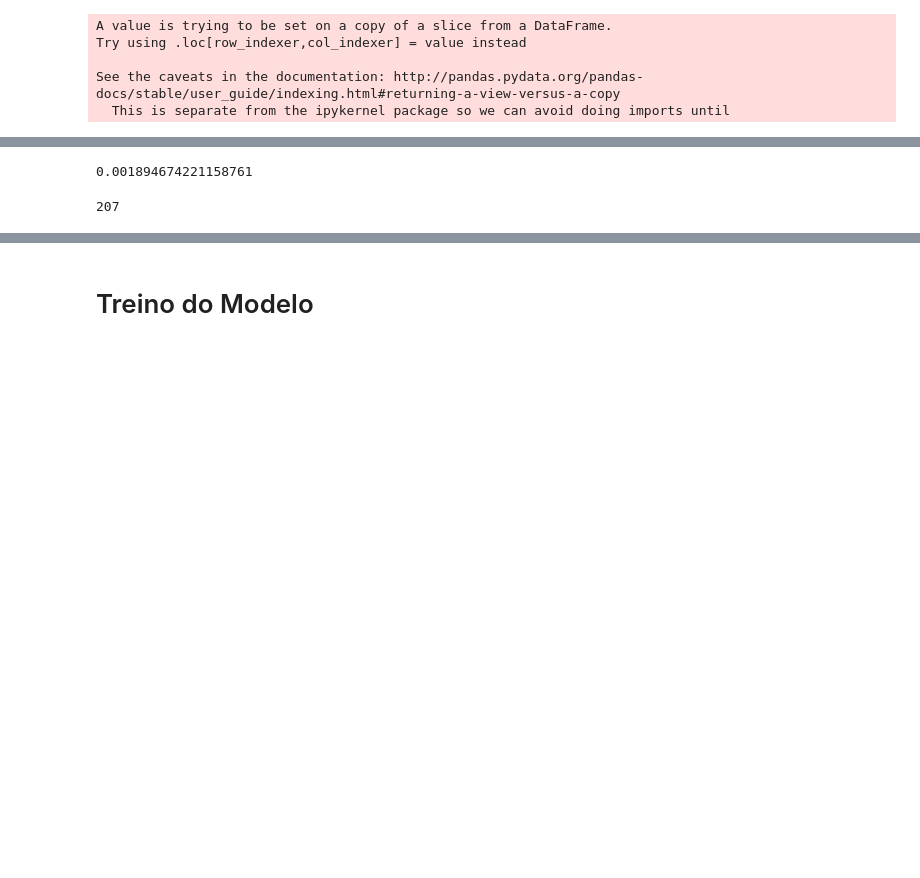
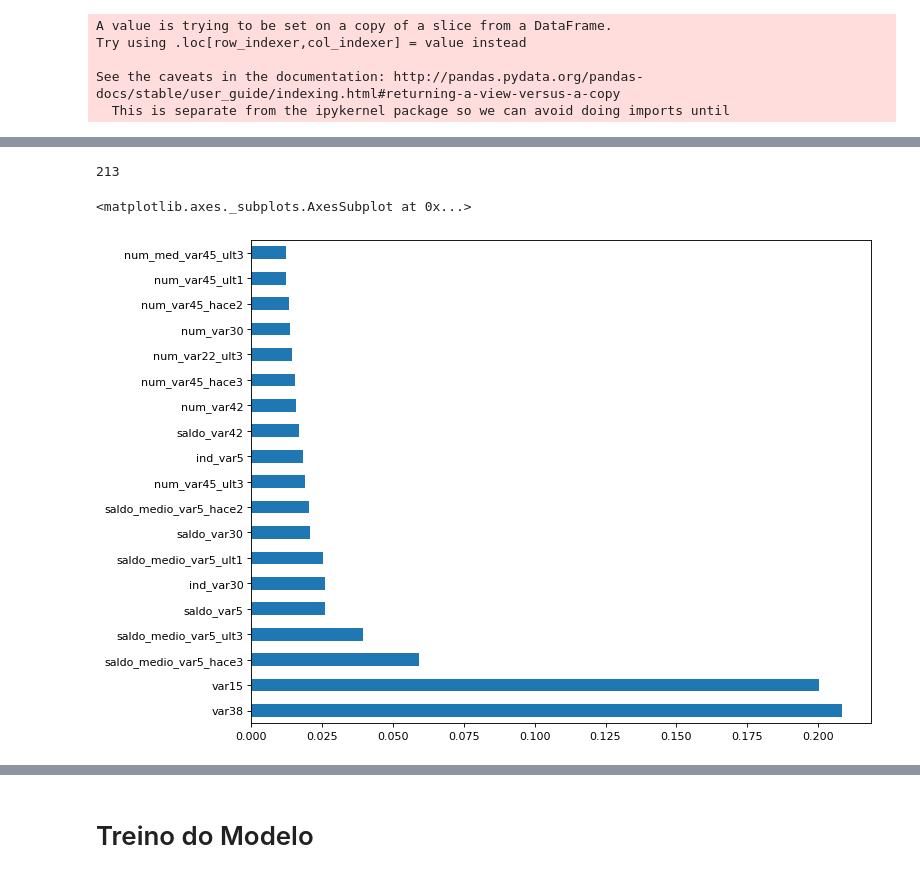
Before and after one commit to brunaolivc/DATA_MASTER, a Jupyter notebook: DM_prep.ipynb, the cells around one changed output, grey strips where cells are left out. Drawn from its saved outputs; the diff is of its cells as text; code cells hidden in the pictures; blank space fills up the shorter version.

```diff
--- a/DM_prep.ipynb
+++ b/DM_prep.ipynb
@@ -336,5 +410,5 @@ vars_cat10_3
 # %%
-features_3 = features_2.drop(to_drop_3, axis=1)
+features_3 = features_2.drop(to_drop_3, axis=1).drop(to_drop_4, axis=1)
 features_3.head()
 # %% [output]
 |  | var3 | var15 | imp_ent_var16_ult1 | imp_op_var39_comer_ult1 | imp_op_var39_comer_ult3 | ... |
@@ -362,7 +436,7 @@ x_train.shape, y_train.shape
 # %%
-#Cria var aleatoria
+# #Cria var aleatoria
 
-x_train['random_var'] = np.random.rand(x_train.shape[0])
+# x_train['random_var'] = np.random.rand(x_train.shape[0])
 # %% [output]
 A value is trying to be set on a copy of a slice from a DataFrame.
 Try using .loc[row_indexer,col_indexer] = value instead
@@ -395,16 +470,16 @@ Mean ROC AUC: 0.682
 #Foi testado 'n_estimators': [30,50,100] E 'max_depth': range(5,20,10) E 'max_features': ['sqrt','log2'] -> best = 100, 5, sqrt
 
 grid_param = {
-    'n_estimators': [50,100,150],
+    'n_estimators': [30,50,100],
     'criterion': ['gini'], #default
-    'max_depth': range(5,20,10),
+    'max_depth': range(5,20,5),
     'max_features': ['sqrt','log2'],
     'class_weight':['balanced_subsample']
 }
 
 rnd_clf = RandomForestClassifier()
 
-grid_search = GridSearchCV(rnd_clf,grid_param,scoring='roc_auc',cv=10)
+grid_search = GridSearchCV(rnd_clf,grid_param,scoring='neg_log_loss',cv=10)
 
 grid_search.fit(x_train,y_train)
 # %% [output]
@@ -463,11 +544,11 @@ for mean_score, params in zip(cvres['mean_test_score'],cvres['params']):
 # %%
 rnd_clf = RandomForestClassifier(criterion = 'gini',
- max_depth = 5,
+ max_depth = 15,
  max_features = 'sqrt',
- n_estimators = 150,
+ n_estimators = 100,
  class_weight = 'balanced_subsample', random_state=42)
 
-scores = cross_val_score(rnd_clf, x_train, y_train, scoring='roc_auc', cv=10) #para classificacao o cv ja eh estratificado pela target
+scores = cross_val_score(rnd_clf, x_train, y_train, scoring='neg_log_loss', cv=10) #para classificacao o cv ja eh estratificado pela target
 
-print('Mean ROC AUC: %.3f' % mean(scores))
+print('Media Log loss: %.3f' % (-1*mean(scores)))
 # %% [output]
@@ -496,8 +577,16 @@ Length: 268, dtype: float64
 # %%
-feature_scores.get(key='random_var')
+# feature_scores.get(key='random_var')
-# %% [output]
-0.001894674221158761
 # %%
-(feature_scores <= feature_scores.get(key='random_var')).sum()
+# (feature_scores <= feature_scores.get(key='random_var')).sum()
+(feature_scores <= 0.01).sum()
 # %% [output]
-207
+213
+# %%
+plt.figure(num=None, figsize=(10,8), dpi=80, facecolor='w', edgecolor='k')
+
+feat_importance = pd.Series(rnd_clf.feature_importances_, index= x_train.columns)
+
+feat_importance.nlargest(19).plot(kind='barh')
+# %% [output]
+<matplotlib.axes._subplots.AxesSubplot at 0x...>
+[figure, added]
```
Also changed, not shown: parts of 108 cells of this notebook, 4 other files.
